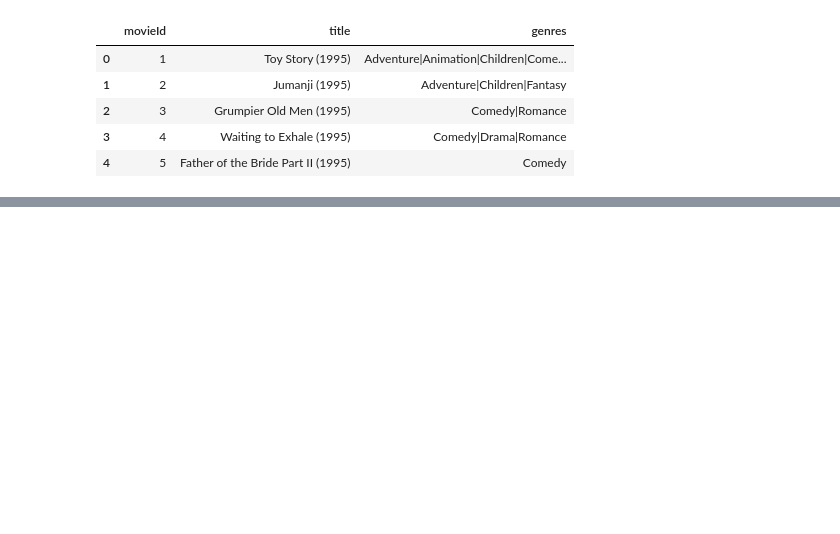
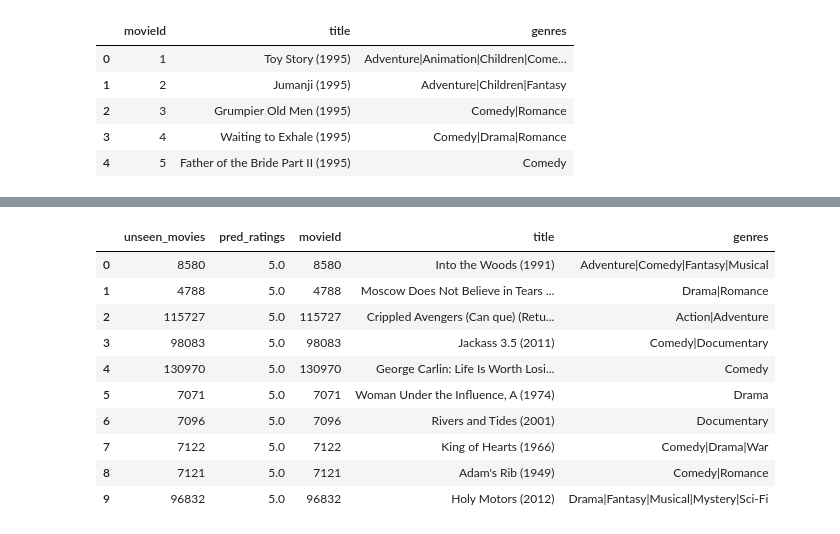
Before and after one commit to Lawrence-Krukrubo/IBM-Learn-XAI, a Jupyter notebook: recsys-matrixfactorization.ipynb, the cells around one changed output, grey strips where cells are left out. Saved outputs shown, nothing was run; the diff lists cells and outputs as text; code cells hidden in the pictures; blank space fills up the shorter version.

```diff
--- a/recsys-matrixfactorization.ipynb
+++ b/recsys-matrixfactorization.ipynb
@@ -238,0 +290,10 @@ top_movies
+# %%
+# 1. Get a set of EVERY unique movie ID in the entire dataframe
+all_movies = set(rating_df['itemID'])
+
+# 2. Get a set of ONLY the movie IDs that User 1 has rated
+user1_movies = set(rating_df[rating_df['userID'] == 1]['itemID'])
+
+# 3. Mathematically subtract User 1's movies from the global pool
+unseen_movies = list(all_movies - user1_movies)
+len(unseen_movies)
@@ -238,0 +302,5 @@ top_movies
+# %%
+# create a dataframe of these unseen movies
+
+k = pd.DataFrame(unseen_movies, columns=['unseen_movies'])
+k.head()
@@ -238,0 +314,6 @@ top_movies
+# %%
+# for each movie,add the ave predicted rating of users most similar to user 1
+
+k['pred_ratings'] = k.apply(
+    lambda x: predict_ratings(x.unseen_movies, user=1, model=knn_model)
+, axis=1)
@@ -238,0 +345,5 @@ top_movies
+# %%
+# Top 10 movies to recommend to user 1, based on similar users...
+
+k.sort_values(by='pred_ratings', ascending=False, inplace=True)
+top_10 = k.head(10)
@@ -238,0 +364,19 @@ top_movies
+# %%
+final_rec = top_10.merge(movie_df,
+             left_on='unseen_movies',
+             right_on='movieId',
+             how='left')
+
+final_rec
+# %% [output]
+|  | unseen_movies | pred_ratings | movieId | title | genres |
+| 0 | 8580 | 5.0 | 8580 | Into the Woods (1991) | Adventure|Comedy|Fantasy|Musical |
+| 1 | 4788 | 5.0 | 4788 | Moscow Does Not Believe in Tears ... | Drama|Romance |
+| 2 | 115727 | 5.0 | 115727 | Crippled Avengers (Can que) (Retu... | Action|Adventure |
+| 3 | 98083 | 5.0 | 98083 | Jackass 3.5 (2011) | Comedy|Documentary |
+| 4 | 130970 | 5.0 | 130970 | George Carlin: Life Is Worth Losi... | Comedy |
+| 5 | 7071 | 5.0 | 7071 | Woman Under the Influence, A (1974) | Drama |
+| 6 | 7096 | 5.0 | 7096 | Rivers and Tides (2001) | Documentary |
+| 7 | 7122 | 5.0 | 7122 | King of Hearts (1966) | Comedy|Drama|War |
+| 8 | 7121 | 5.0 | 7121 | Adam's Rib (1949) | Comedy|Romance |
+| 9 | 96832 | 5.0 | 96832 | Holy Motors (2012) | Drama|Fantasy|Musical|Mystery|Sci-Fi |
```
Also changed, not shown: parts of 16 cells of this notebook.
